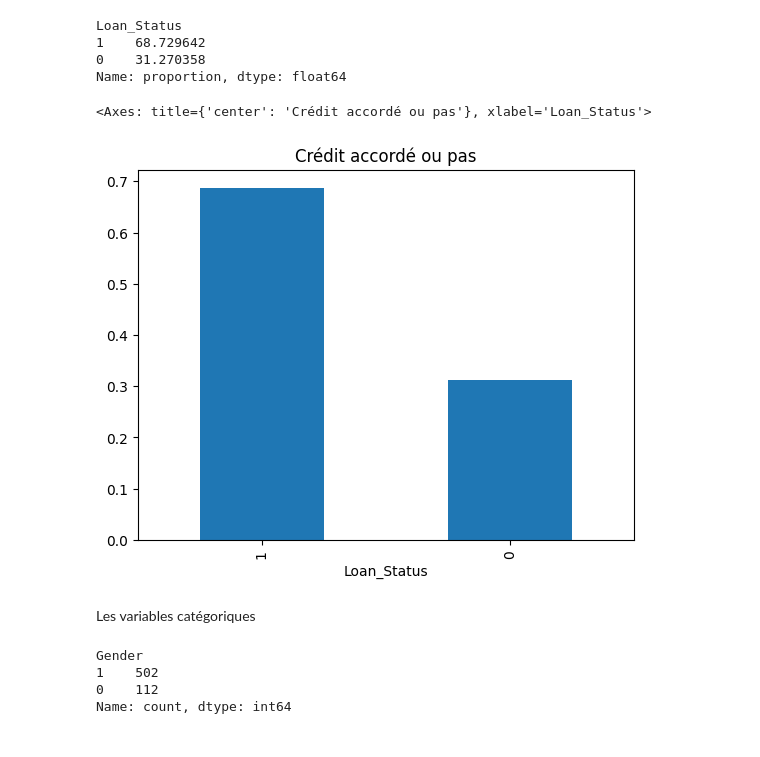
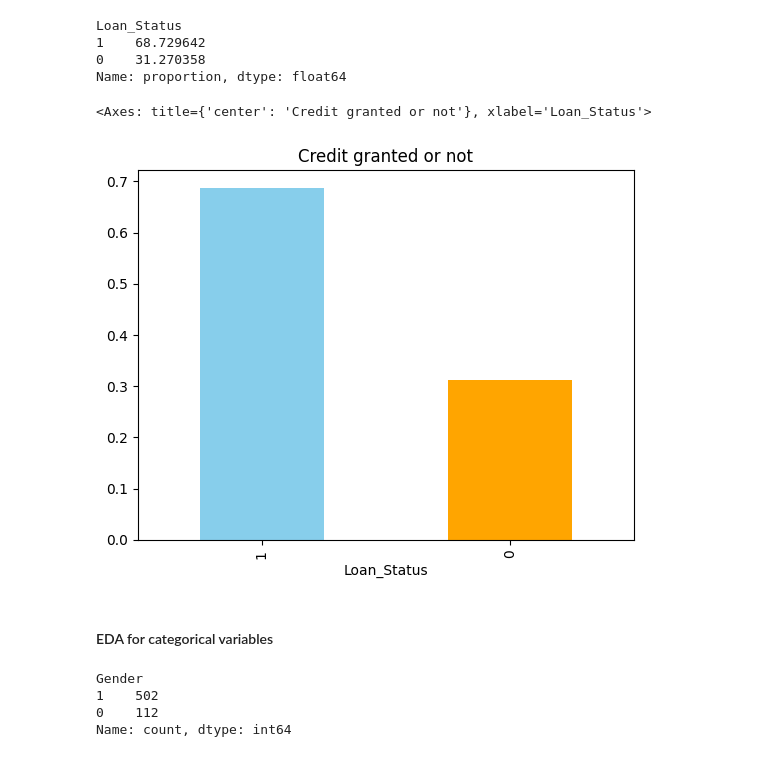
Before and after one commit to alingom/loan-prediction-app, a Jupyter notebook: loan_model.ipynb, the cells around one changed output. Cells and saved outputs as stored; diff of their text form; code cells hidden in the pictures.

```diff
--- a/loan_model.ipynb
+++ b/loan_model.ipynb
@@ -238,8 +360,8 @@ Loan_Status
 0    31.270358
 Name: proportion, dtype: float64
 # %%
-target.value_counts(normalize=True).plot.bar(title='Crédit accordé ou pas')
+target.value_counts(normalize=True).plot.bar(title='Credit granted or not', color=['skyblue', 'orange'])
 # %% [output]
-<Axes: title={'center': 'Crédit accordé ou pas'}, xlabel='Loan_Status'>
+<Axes: title={'center': 'Credit granted or not'}, xlabel='Loan_Status'>
-[figure, old version]
+[figure, new version]
 # %%
@@ -247,6 +369,6 @@ target.value_counts(normalize=True).plot.bar(title='Crédit accordé ou pas')
 df = pd.concat([cat_data, num_data, target], axis=1)
 # %% [markdown]
-Les variables catégoriques
+#### EDA for categorical variables
 # %%
 df['Gender'].value_counts()
 # %% [output]
```
Also changed, not shown: parts of 73 cells of this notebook, 5 other files.
